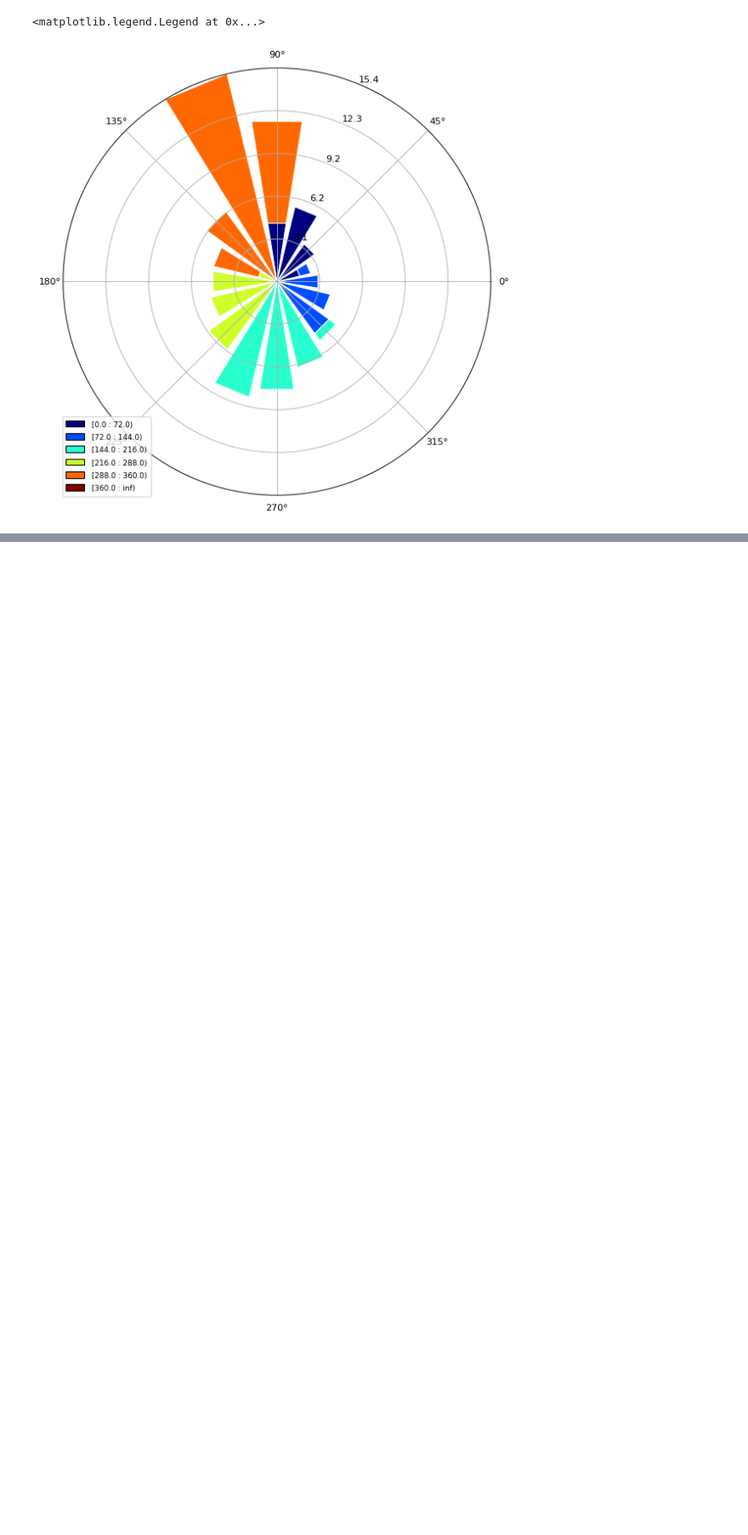
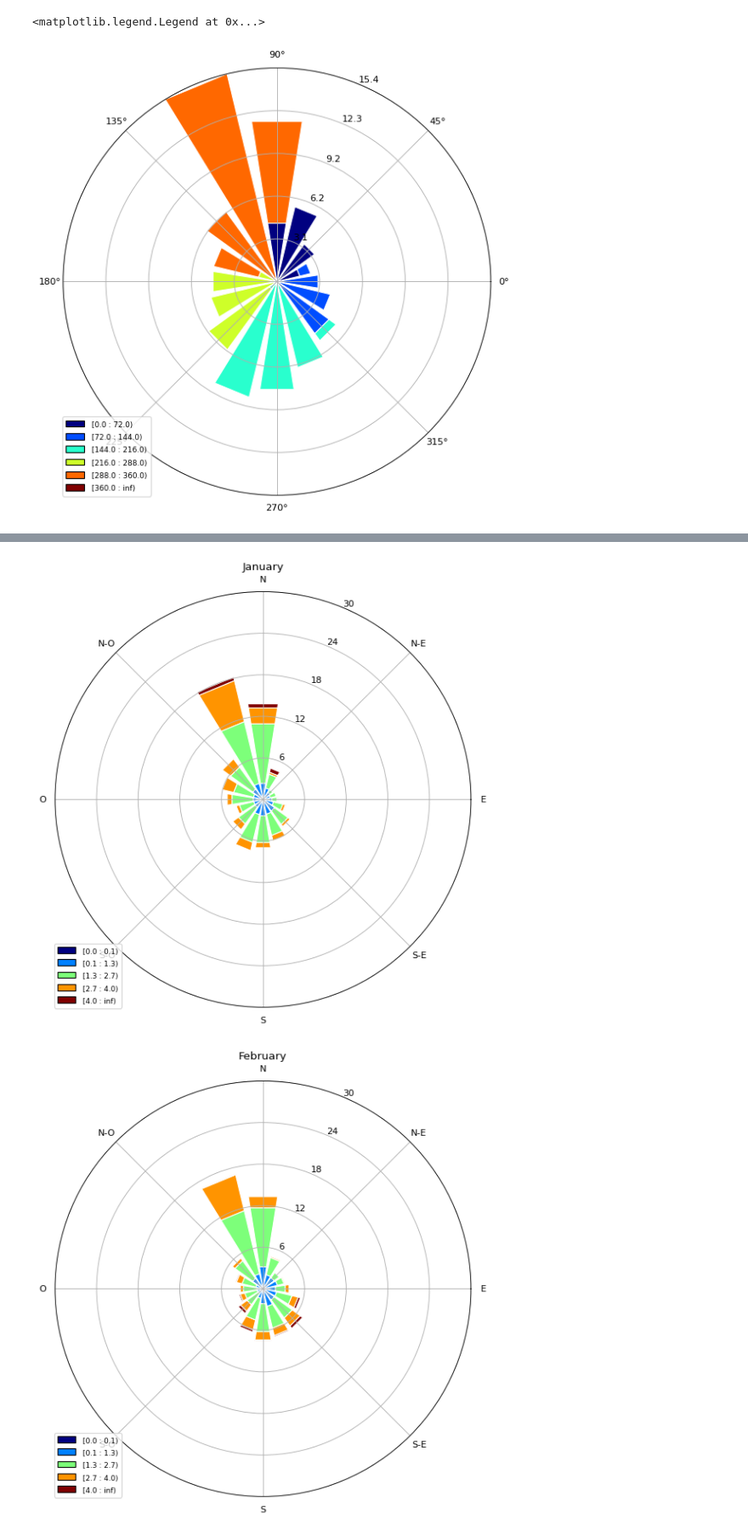
Before and after one commit to AltamarMx/mas20problemas, a Jupyter notebook: notebooks/04_RosaVientos.ipynb, the cells around one changed output, grey strips where cells are left out. Shown at 85% size. Saved outputs shown, nothing was run; the diff lists cells and outputs as text; code cells hidden in the pictures; blank space fills up the shorter version.

```diff
--- a/notebooks/04_RosaVientos.ipynb
+++ b/notebooks/04_RosaVientos.ipynb
@@ -58,0 +108,12 @@ ax.set_legend()
+# %%
+meses = calendar.month_name[1:]
+# meses
+
+for mes in meses:
+    ax = WindroseAxes.from_ax(rmax=30,theta_labels=["E", "N-E", "N", "N-O", "O", "S-O", "S", "S-E"])
+    ax.set_title(mes)
+    ax.bar(tmx[tmx.index.month_name()==mes].WD,tmx[tmx.index.month_name()==mes].WS, bins= rangos,normed=True, opening=.8, edgecolor='white')
+    ax.set_legend()
+# %% [output]
+[figure, added]
+[figure, added]
```
Also changed, not shown: parts of 9 cells of this notebook, 1 other file.
